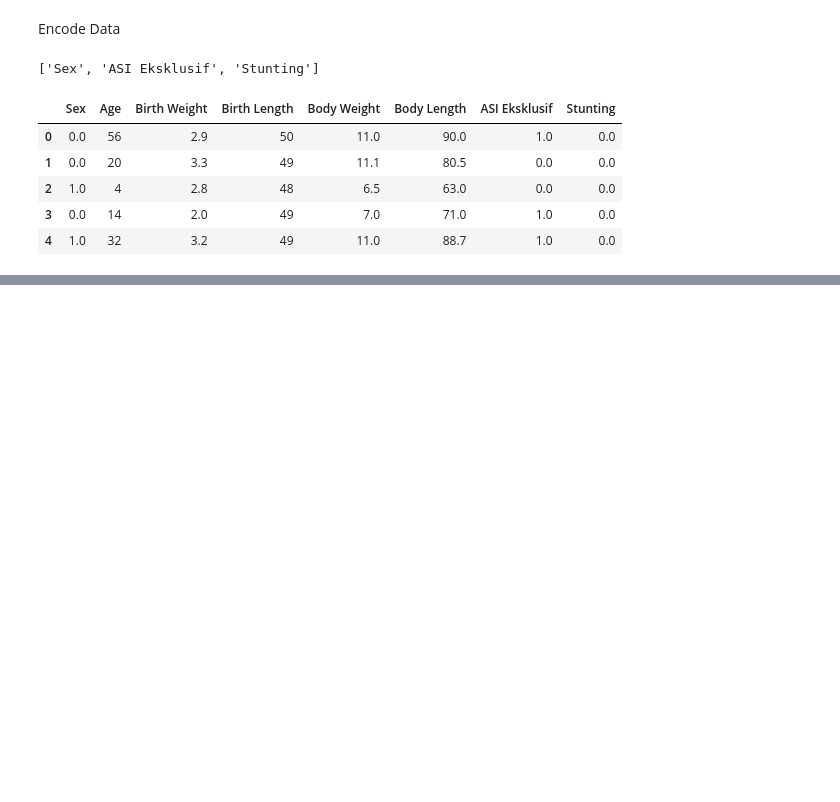
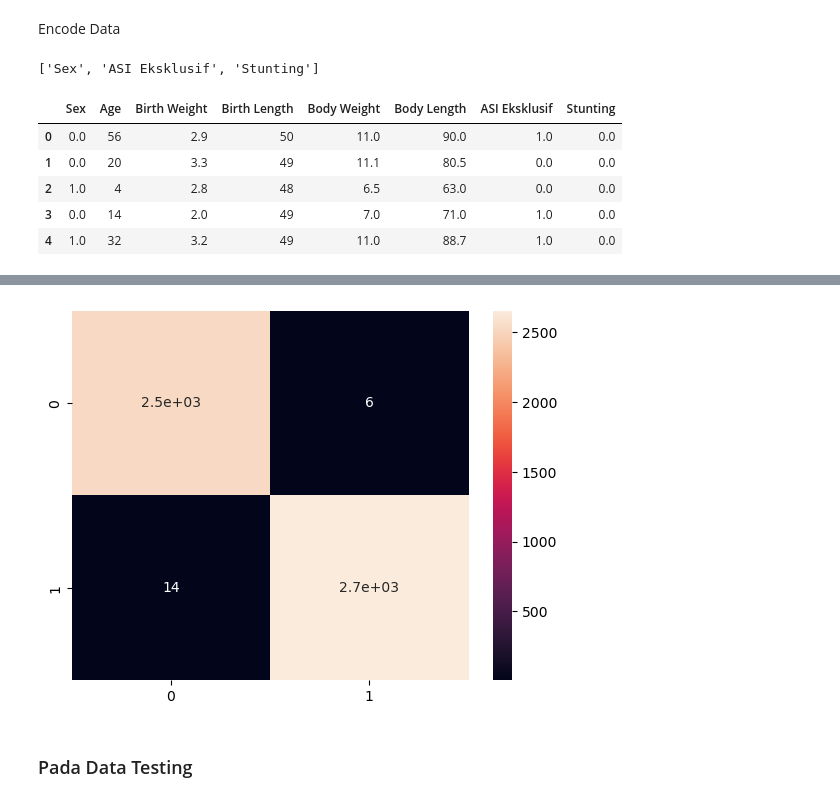
Before and after one commit to InMyDream21/Stunting-Classification, a Jupyter notebook: Stunting_Classification_Machine_Learning.ipynb, the cells around one changed output, grey strips where cells are left out. Cells and saved outputs as stored; diff of their text form; code cells hidden in the pictures; blank space fills up the shorter version.

Commit message:
Done Classification Using XGBoost

```diff
--- a/Stunting_Classification_Machine_Learning.ipynb
+++ b/Stunting_Classification_Machine_Learning.ipynb
@@ -104,0 +104,8 @@ HaloDunia
+# %%
+X = encoded_data.iloc[:, :-1].values
+y = encoded_data.iloc[:, -1].values
+# %%
+from sklearn.model_selection import train_test_split
+
+X_train, X_test, y_train, y_test = train_test_split(X, y, test_size=0.2, random_state=42)
+len(X_train), len(X_test), len(y_train), len(y_test)
@@ -104,0 +117,7 @@ HaloDunia
+# %%
+import xgboost
+
+xgbmodel = xgboost.XGBClassifier()
+xgbmodel.fit(X_train, y_train)
+y_pred = xgbmodel.predict(X_test)
+y_pred[:10]
@@ -104,0 +130,6 @@ HaloDunia
+# %%
+from sklearn.metrics import classification_report, confusion_matrix
+
+y_train_pred = xgbmodel.predict(X_train)
+
+print(classification_report(y_train, y_train_pred))
@@ -104,0 +145,8 @@ HaloDunia
+# %%
+cf_matrix = confusion_matrix(y_train, y_train_pred)
+sns.heatmap(cf_matrix, annot=True)
+plt.show()
+# %% [output]
+[figure, added]
+# %% [markdown]
+### Pada Data Testing
```
Also changed, not shown: parts of 13 cells of this notebook, 1 other file.
